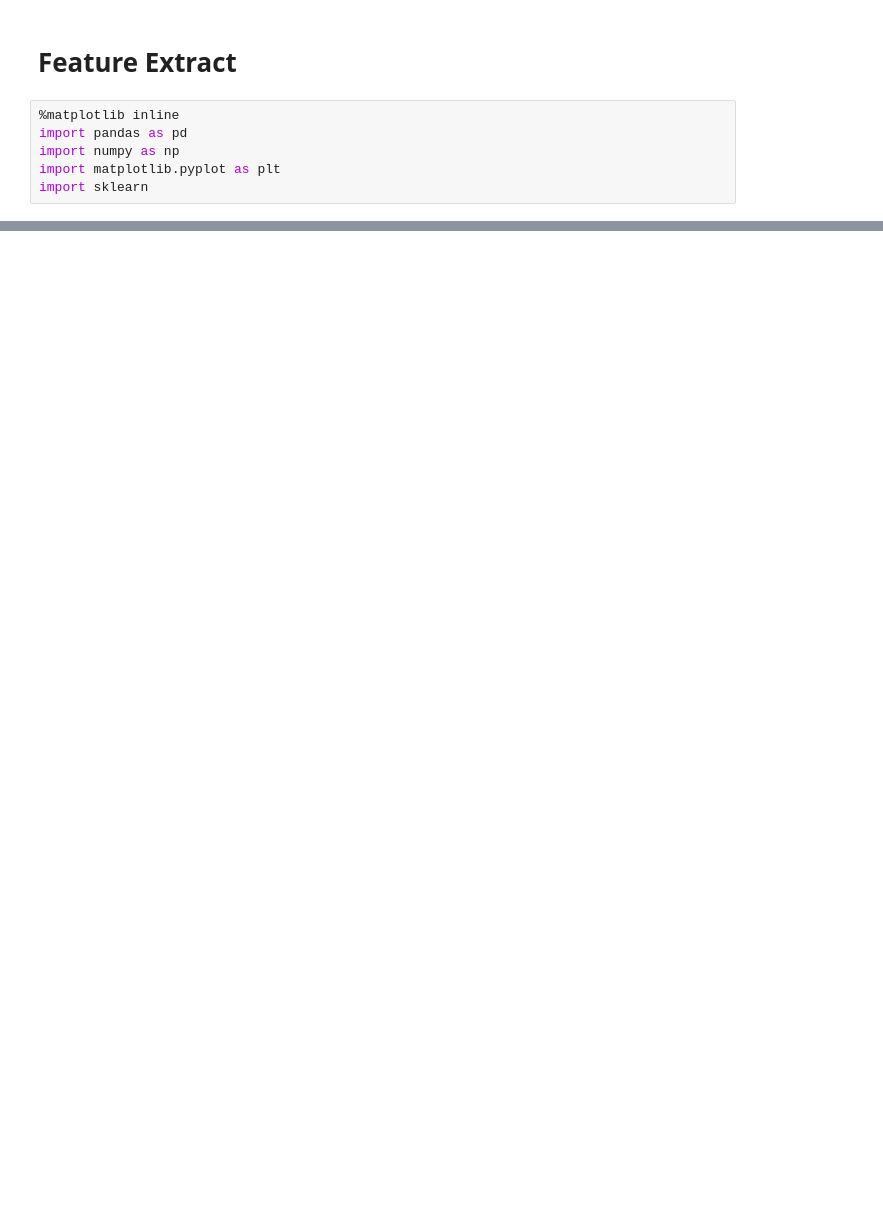
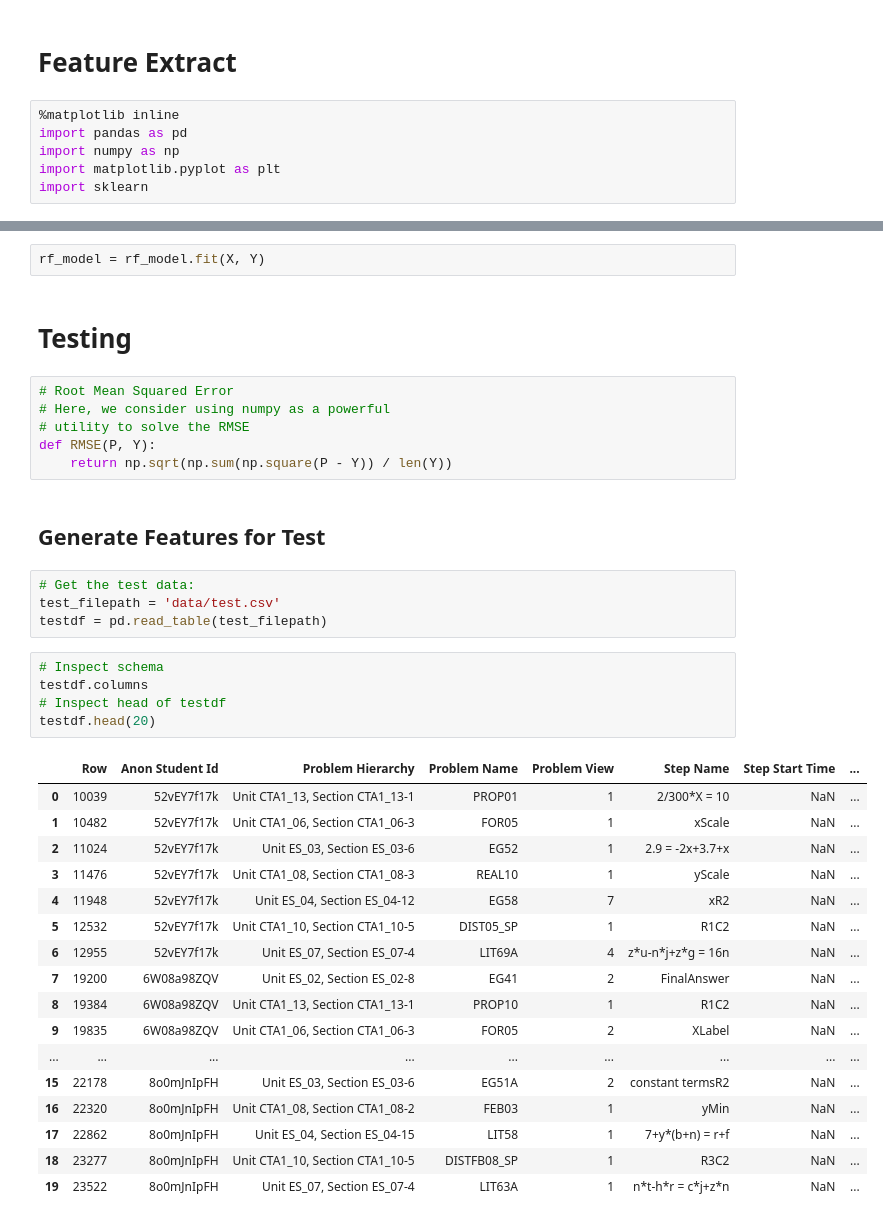
Before and after one commit to peihaowang/KDDCup2010, a Jupyter notebook: random_forest.ipynb, the cells around one changed output, grey strips where cells are left out. Drawn from its saved outputs; the diff is of its cells as text; blank space fills up the shorter version.

```diff
--- a/random_forest.ipynb
+++ b/random_forest.ipynb
@@ -93,0 +189,39 @@ df.tail(100)
+# %%
+rf_model = rf_model.fit(X, Y)
+# %% [markdown]
+# Testing
+# %%
+# Root Mean Squared Error
+# Here, we consider using numpy as a powerful
+# utility to solve the RMSE
+def RMSE(P, Y):
+    return np.sqrt(np.sum(np.square(P - Y)) / len(Y))
+# %% [markdown]
+## Generate Features for Test
+# %%
+# Get the test data:
+test_filepath = 'data/test.csv'
+testdf = pd.read_table(test_filepath)
+# %%
+# Inspect schema
+testdf.columns
+# Inspect head of testdf
+testdf.head(20)
+# %% [output]
+|  | Row | Anon Student Id | Problem Hierarchy | Problem Name | Problem View | Step Name | Step Start Time | ... |
+| 0 | 10039 | 52vEY7f17k | Unit CTA1_13, Section CTA1_13-1 | PROP01 | 1 | 2/300*X = 10 | NaN | ... |
+| 1 | 10482 | 52vEY7f17k | Unit CTA1_06, Section CTA1_06-3 | FOR05 | 1 | xScale | NaN | ... |
+| 2 | 11024 | 52vEY7f17k | Unit ES_03, Section ES_03-6 | EG52 | 1 | 2.9 = -2x+3.7+x | NaN | ... |
+| 3 | 11476 | 52vEY7f17k | Unit CTA1_08, Section CTA1_08-3 | REAL10 | 1 | yScale | NaN | ... |
+| 4 | 11948 | 52vEY7f17k | Unit ES_04, Section ES_04-12 | EG58 | 7 | xR2 | NaN | ... |
+| 5 | 12532 | 52vEY7f17k | Unit CTA1_10, Section CTA1_10-5 | DIST05_SP | 1 | R1C2 | NaN | ... |
+| 6 | 12955 | 52vEY7f17k | Unit ES_07, Section ES_07-4 | LIT69A | 4 | z*u-n*j+z*g = 16n | NaN | ... |
+| 7 | 19200 | 6W08a98ZQV | Unit ES_02, Section ES_02-8 | EG41 | 2 | FinalAnswer | NaN | ... |
+| 8 | 19384 | 6W08a98ZQV | Unit CTA1_13, Section CTA1_13-1 | PROP10 | 1 | R1C2 | NaN | ... |
+| 9 | 19835 | 6W08a98ZQV | Unit CTA1_06, Section CTA1_06-3 | FOR05 | 2 | XLabel | NaN | ... |
+| ... | ... | ... | ... | ... | ... | ... | ... | ... |
+| 15 | 22178 | 8o0mJnIpFH | Unit ES_03, Section ES_03-6 | EG51A | 2 | constant termsR2 | NaN | ... |
+| 16 | 22320 | 8o0mJnIpFH | Unit CTA1_08, Section CTA1_08-2 | FEB03 | 1 | yMin | NaN | ... |
+| 17 | 22862 | 8o0mJnIpFH | Unit ES_04, Section ES_04-15 | LIT58 | 1 | 7+y*(b+n) = r+f | NaN | ... |
+| 18 | 23277 | 8o0mJnIpFH | Unit CTA1_10, Section CTA1_10-5 | DISTFB08_SP | 1 | R3C2 | NaN | ... |
+| 19 | 23522 | 8o0mJnIpFH | Unit ES_07, Section ES_07-4 | LIT63A | 1 | n*t-h*r = c*j+z*n | NaN | ... |
```
Also changed, not shown: parts of 28 cells of this notebook.
